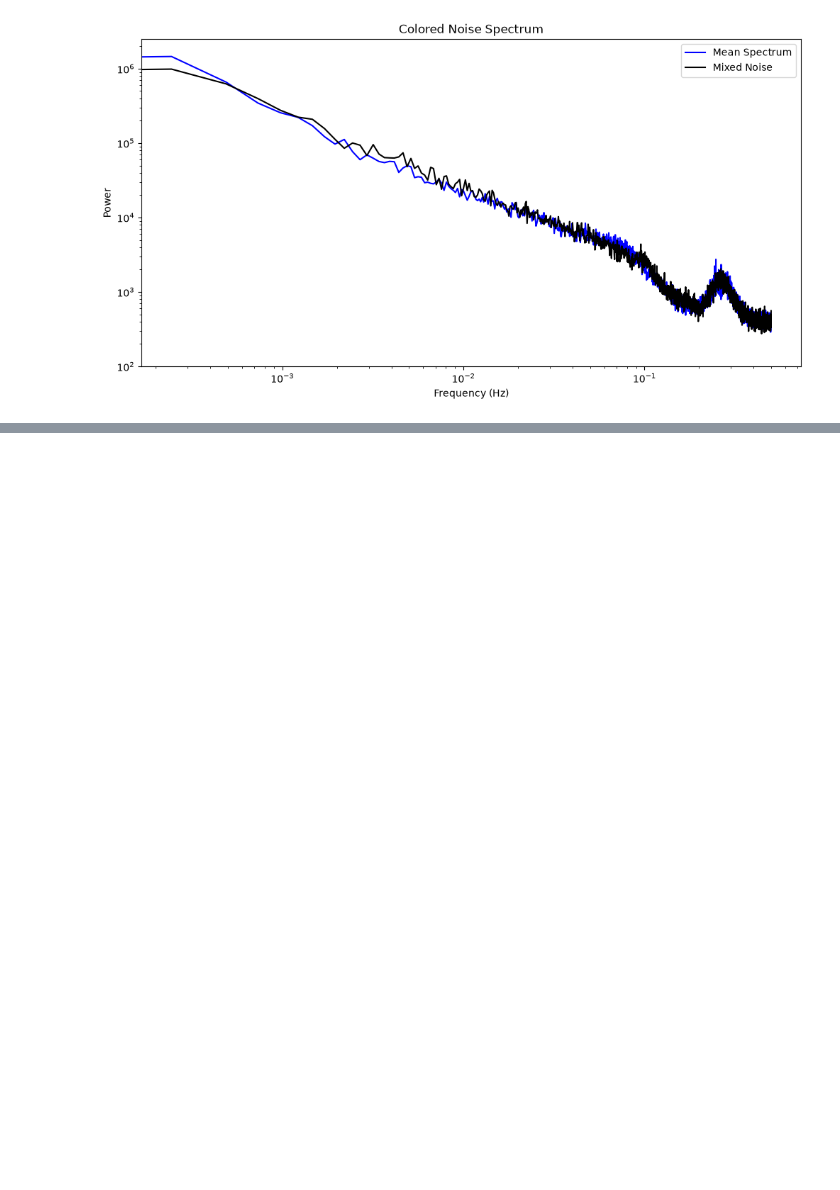
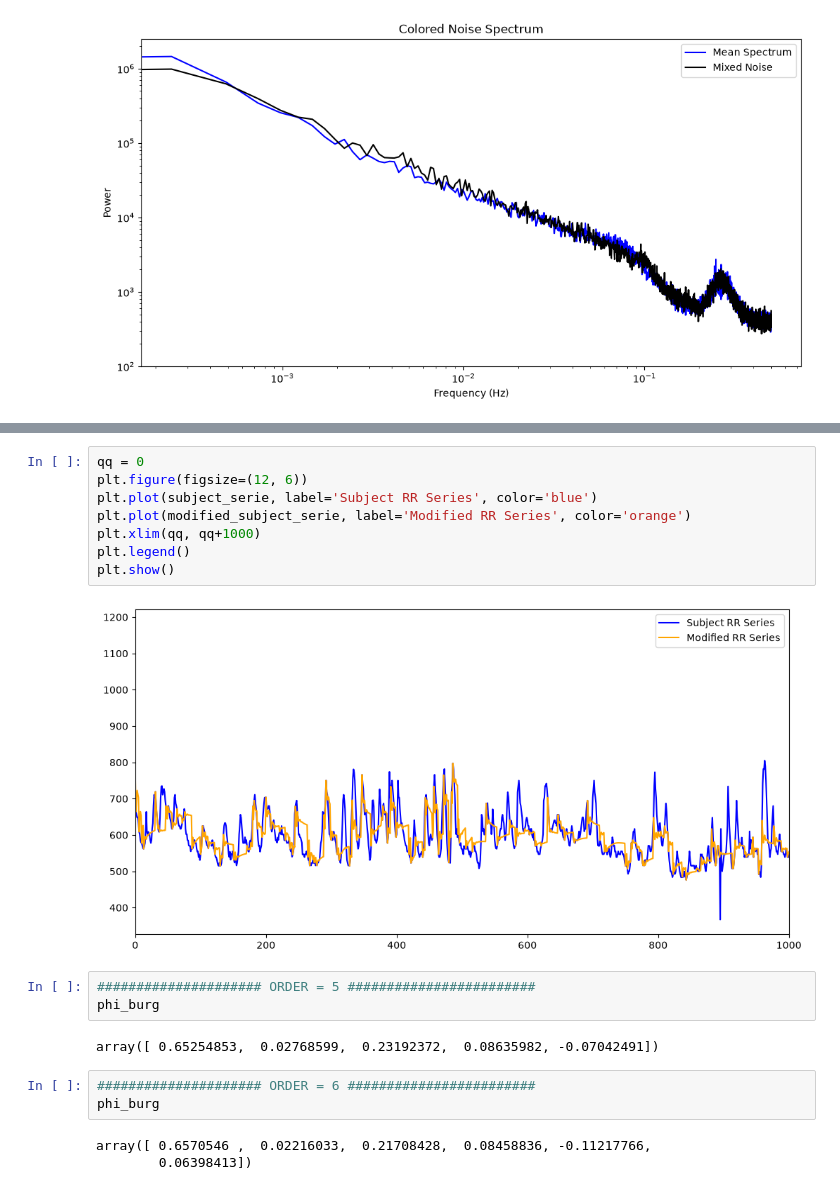
Before and after one commit to djorgeext/On-demand_stimulation_HRV, a Jupyter notebook: filters_noise.ipynb, the cells around one changed output, grey strips where cells are left out. Saved outputs shown, nothing was run; the diff lists cells and outputs as text; blank space fills up the shorter version.

```diff
--- a/filters_noise.ipynb
+++ b/filters_noise.ipynb
@@ -625,0 +424,21 @@ array([  1.        ,  -5.14278353,  11.92876865, -16.2038477 ,
+# %%
+qq = 0
+plt.figure(figsize=(12, 6))
+plt.plot(subject_serie, label='Subject RR Series', color='blue')
+plt.plot(modified_subject_serie, label='Modified RR Series', color='orange')
+plt.xlim(qq, qq+1000)
+plt.legend()
+plt.show()
+# %% [output]
+[figure, added]
+# %%
+##################### ORDER = 5 ########################
+phi_burg
+# %% [output]
+array([ 0.65254853,  0.02768599,  0.23192372,  0.08635982, -0.07042491])
+# %%
+##################### ORDER = 6 ########################
+phi_burg
+# %% [output]
+array([ 0.6570546 ,  0.02216033,  0.21708428,  0.08458836, -0.11217766,
+        0.06398413])
```
Also changed, not shown: parts of 13 cells of this notebook.
